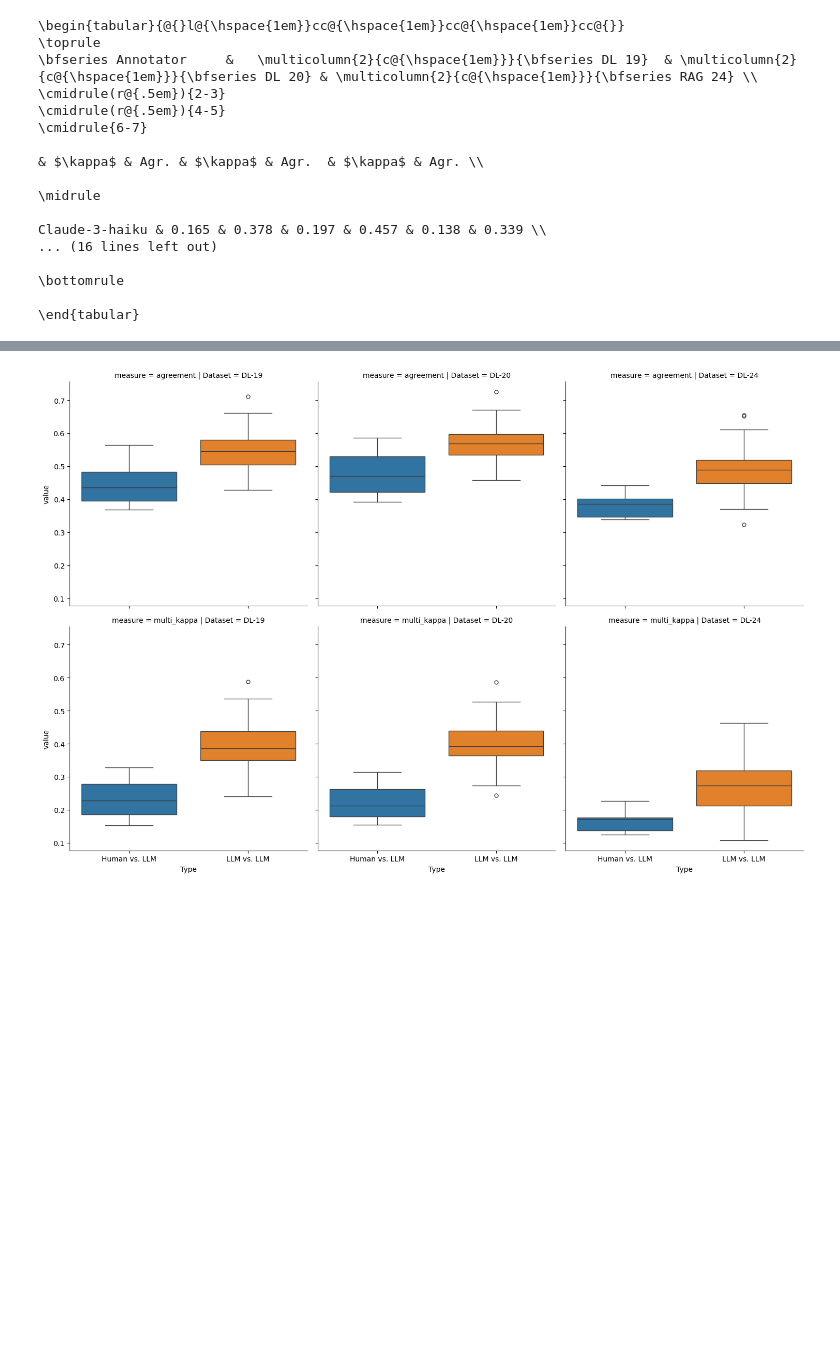
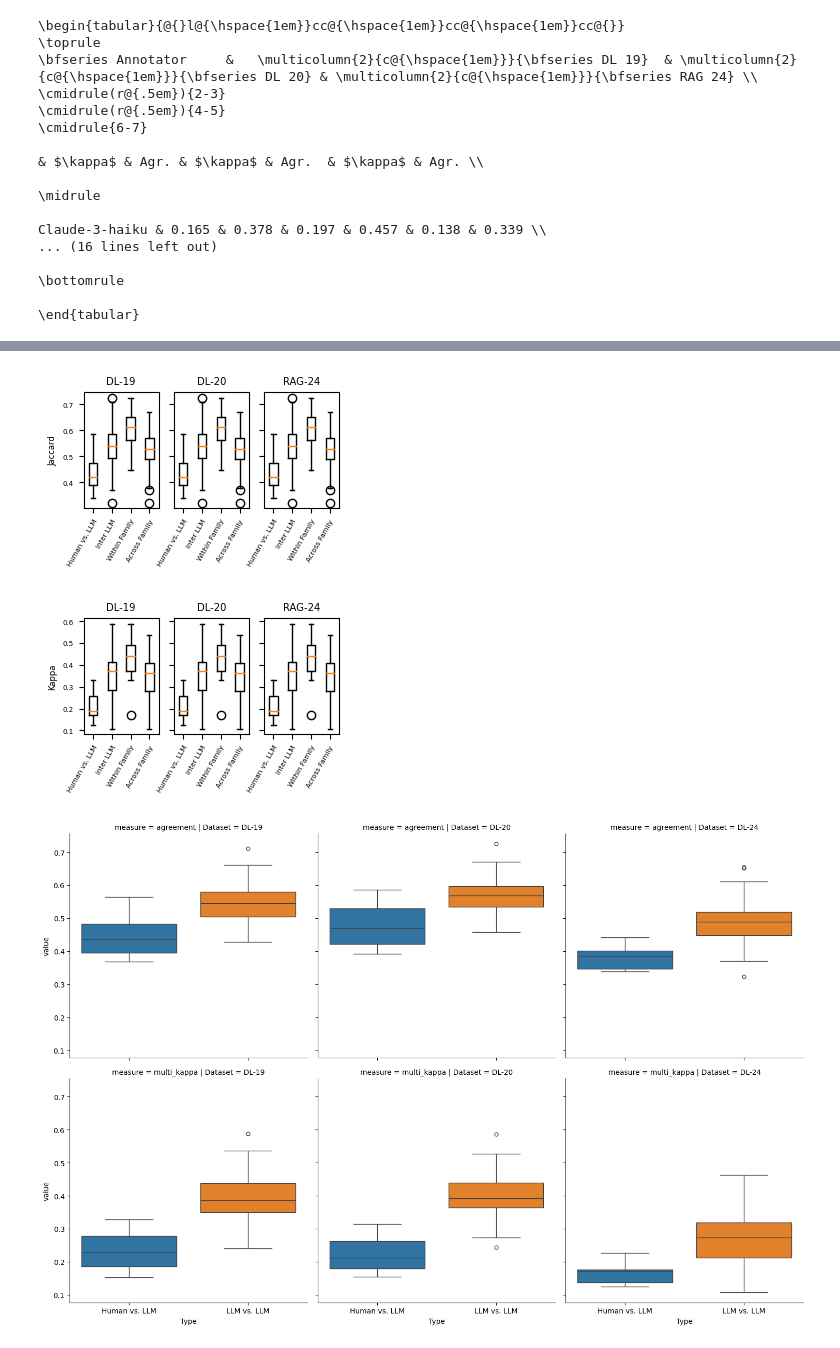
Before and after one commit to webis-de/sigir25-llm-inter-annotator-agreement, a Jupyter notebook: analysis/agreement-with-human-labels.ipynb, the cells around one changed output, grey strips where cells are left out. Saved outputs shown, nothing was run; the diff lists cells and outputs as text; code cells hidden in the pictures; blank space fills up the shorter version.

```diff
--- a/analysis/agreement-with-human-labels.ipynb
+++ b/analysis/agreement-with-human-labels.ipynb
@@ -112,12 +114,15 @@ MODEL_TO_NAME = {
 # %%
 def pairwise_correlations(year, method):
     df = []
+    total = len(MODELS) * (len(MODELS) - 1) // 2
+    pg = tqdm(total=total)
     for a in range(len(MODELS)):
         for b in range(len(MODELS)):
             if b > a:
                 continue
             model_a, model_b = MODELS[a], MODELS[b]
             df.append({'model_a': MODEL_TO_NAME[model_a], 'model_b': MODEL_TO_NAME[model_b], method: qrel_eval(model_a, model_b, year, method)})
+            pg.update(1)
     return pd.DataFrame(df)
 # %%
 df19_agreement = pairwise_correlations('trec-dl-2019-judged', 'agreement')
@@ -130,3 +242,41 @@ df24_multi_kappa = pairwise_correlations('v2.1-trec-rag-2024-judged', 'multi_kap
+# %%
+tex_fonts = {
+    # Use LaTeX to write all text
+    "text.usetex": False,
+    "font.family": "sans",
+    # Use 10pt font in plots, to match 10pt font in document
+    "axes.labelsize": 6,
+    "font.size": 6,
+    # Make the legend/label fonts a little smaller
+    "legend.fontsize": 5,
+    "xtick.labelsize": 5,
+    "ytick.labelsize": 5
+}
+
+plt.rcParams.update(tex_fonts)
+# %%
+filters = {
+    "Human vs. LLM": df["model_a"] == "Official",
+    "Inter LLM": df["model_a"] != "Official",
+    "Within Family": (df["model_a"] != "Official") & (df["same_family"]),
+    "Across Family": (df["model_a"] != "Official") & (~df["same_family"]),
+}
+measure = "jaccard"
+datasets = ["dl-19", "dl-20", "rag-24"]
+for measure in ["jaccard", "kappa"]:
+    fig, axs = plt.subplots(1, len(datasets), figsize=(3.3, 1.5), sharey=True)
+    for idx, (dataset, ax) in enumerate(zip(datasets, axs)):
+        if idx == 0:
+            ax.set_ylabel(measure.capitalize())
+        data = [df.loc[f & (df["measure"] == measure), "value"] for f in filters.values()]
+        ax.boxplot(data)
+        ax.set_title(dataset.upper())
+        ax.set_xticklabels(filters.keys(), rotation=60, ha="right", rotation_mode="anchor")
+    # fig.set_tight_layout()
+    fig.savefig(f"{measure}-boxplot.pdf", bbox_inches="tight")
+# %% [output]
+[figure, added]
+[figure, added]
 # %%
 def agreement_stats(df, v, dataset):
     ret = []
```
Also changed, not shown: parts of 4 cells of this notebook.
